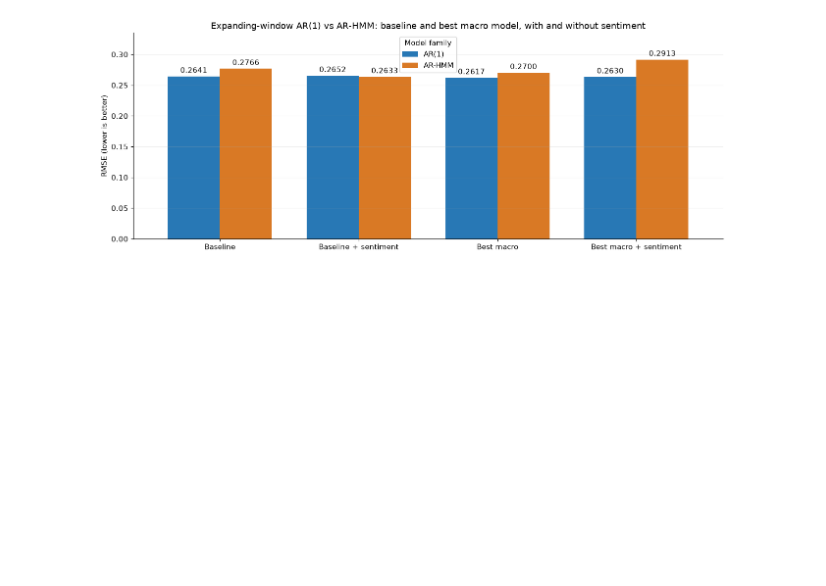
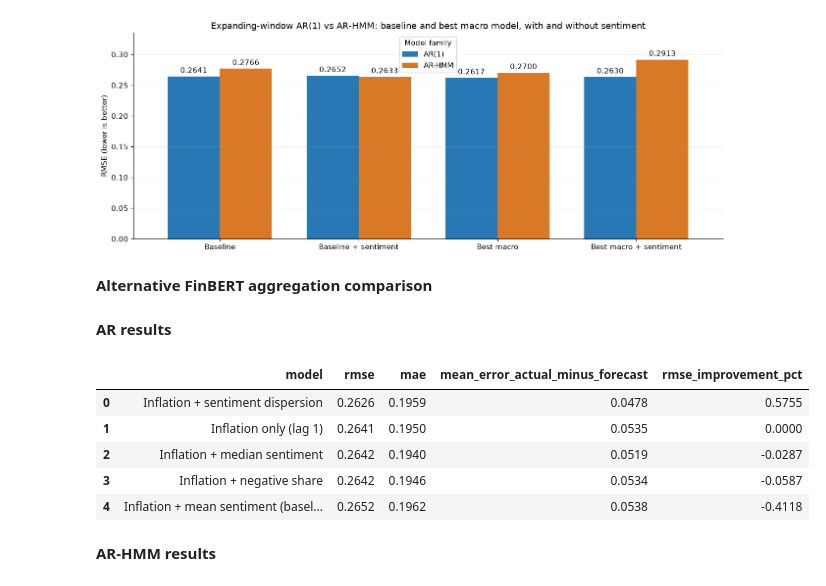
Before and after one commit to zahra-ynp/Thesis, a Jupyter notebook: modelling/notebooks/02_Forecasting_and_Regime_Results.ipynb, the cells around one changed output. Drawn from its saved outputs; the diff is of its cells as text; code cells hidden in the pictures; blank space fills up the shorter version.

```diff
--- a/modelling/notebooks/02_Forecasting_and_Regime_Results.ipynb
+++ b/modelling/notebooks/02_Forecasting_and_Regime_Results.ipynb
@@ -354,3 +358,23 @@ plt.show()
 | 6 | AR-HMM | Best macro | AR-HMM + Oil + Industry | 0.2700 | 0.2036 | 0.0745 |
 | 7 | AR-HMM | Best macro + sentiment | AR-HMM + Oil + Industry + sentiment | 0.2913 | 0.2173 | 0.0759 |
 [figure]
+# %% [markdown]
+**Alternative FinBERT aggregation comparison**
+# %%
+aggregation_columns = [
+    'model', 'rmse', 'mae',
+    'mean_error_actual_minus_forecast', 'rmse_improvement_pct',
+]
+display(Markdown('**AR results**'))
+display(ar_sentiment_aggregation_metrics[aggregation_columns].sort_values('rmse').round(4))
+display(Markdown('**AR-HMM results**'))
+display(arhmm_sentiment_aggregation_metrics[aggregation_columns].sort_values('rmse').round(4))
+# %% [output]
+**AR results**
+|  | model | rmse | mae | mean_error_actual_minus_forecast | rmse_improvement_pct |
+| 0 | Inflation + sentiment dispersion | 0.2626 | 0.1959 | 0.0478 | 0.5755 |
+| 1 | Inflation only (lag 1) | 0.2641 | 0.1950 | 0.0535 | 0.0000 |
+| 2 | Inflation + median sentiment | 0.2642 | 0.1940 | 0.0519 | -0.0287 |
+| 3 | Inflation + negative share | 0.2642 | 0.1946 | 0.0534 | -0.0587 |
+| 4 | Inflation + mean sentiment (basel... | 0.2652 | 0.1962 | 0.0538 | -0.4118 |
+**AR-HMM results**
```
Also changed, not shown: parts of 3 cells of this notebook, 2 other files.
